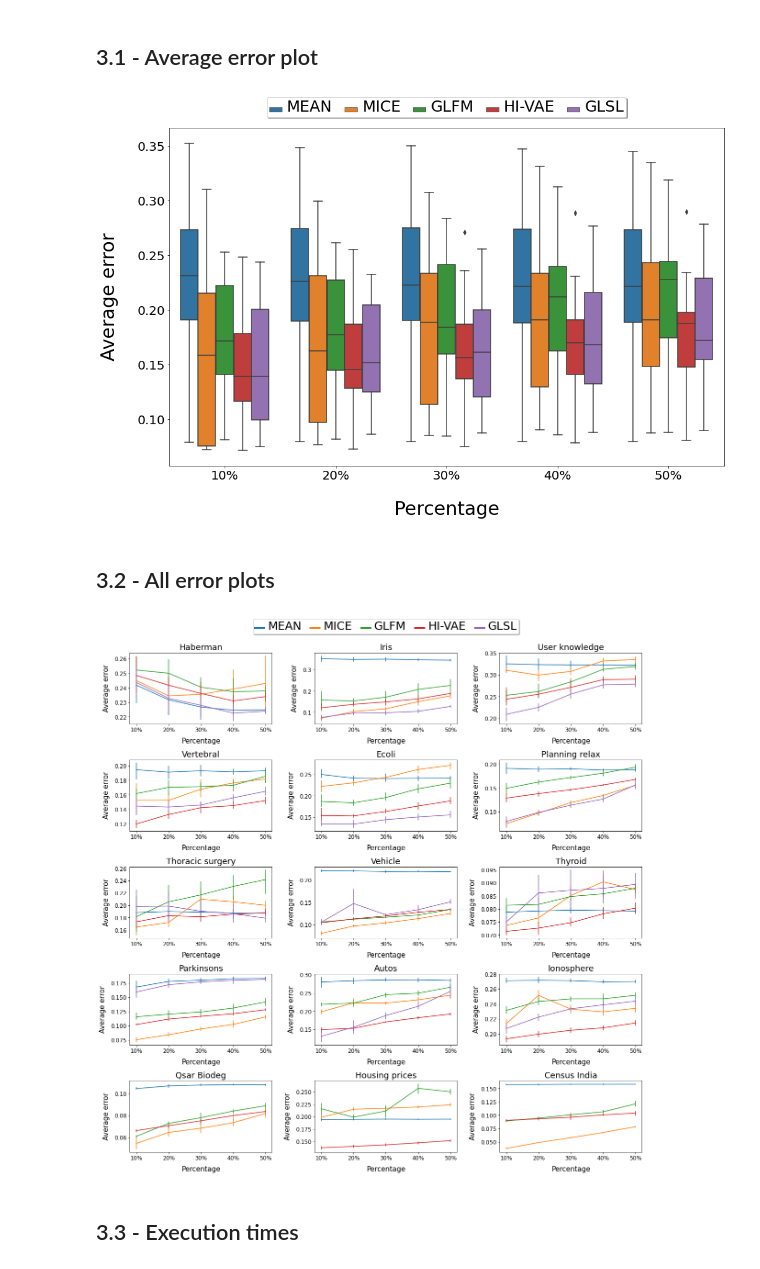
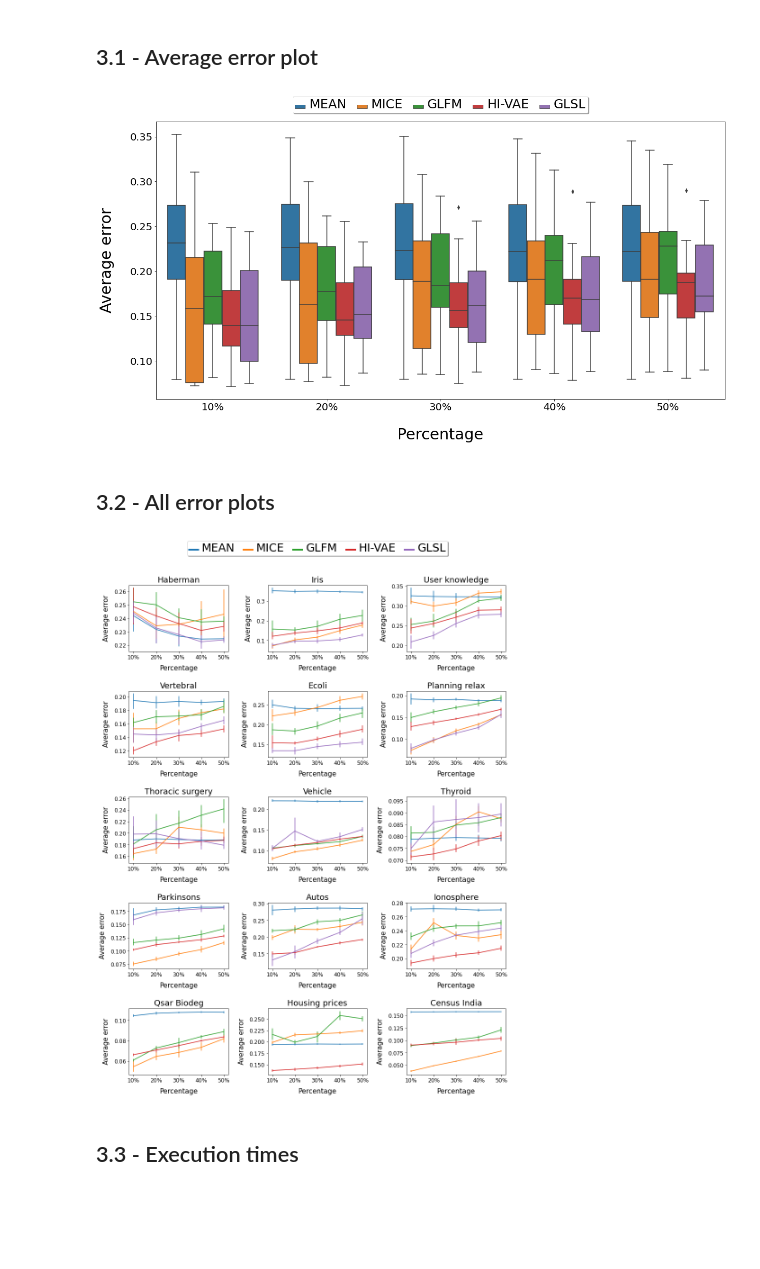
Before and after one commit to ferjorosa/GLSL, a Jupyter notebook: python-project/analyze_results/Missing_results.ipynb, the cells around one changed output. Cells and saved outputs as stored; diff of their text form; code cells hidden in the pictures; blank space fills up the shorter version.

```diff
--- a/python-project/analyze_results/Missing_results.ipynb
+++ b/python-project/analyze_results/Missing_results.ipynb
@@ -196,7 +196,7 @@ col_count = 0 # Counts for plotting (col axis)
 from matplotlib import pyplot as plt
 import seaborn as sns
 
-fig, axs = plt.subplots(5, 3, figsize=(20,20))
+fig, axs = plt.subplots(5, 3, figsize=(15,20))
 
 for d in range(0, len(data_names)):
     data_name=data_names[d]
@@ -280,14 +280,14 @@ for d in range(0, len(data_names)):
 #############################################################################
 # Final adjustments to the plot
 ############################################################################
-axs[0,1].legend(loc='upper center', bbox_to_anchor=(0.5, 1.50),  fancybox=True, shadow=True, ncol=5, labels=['MEAN', 'MICE', 'GLFM', 'HI-VAE', 'GLSL'])
+axs[0,1].legend(loc='upper center', bbox_to_anchor=(0.5, 1.70),  fancybox=True, shadow=True, ncol=5, labels=['MEAN', 'MICE', 'GLFM', 'HI-VAE', 'GLSL'])
 plt.setp(axs[0,1].get_legend().get_texts(), fontsize='25') # for legend text
 plt.setp(axs[0,1].get_legend().get_title(), fontsize='0') # for legend title
 for line in axs[0,1].get_legend().get_lines():
     line.set_linewidth(4.0)
 
-fig.subplots_adjust(hspace=0.5)
-fig.subplots_adjust(wspace=0.3)
+fig.subplots_adjust(hspace=0.6)
+fig.subplots_adjust(wspace=0.4)
 
 plt.savefig('discrete_errors.pdf')
 # %% [output]
@@ -383,0 +383,13 @@ df_avg_time_results
+# %%
+for i in range(0,15):
+    string_to_show = ""
+    print(df_avg_time_results.iloc[i,4])
+    for j in range(0,4):
+        mean = df_avg_time_results.iloc[i,j]
+        stdev = df_stdev_time_results.iloc[i,j]
+        if j == 3:
+            sep = " \\\\"
+        else:
+            sep = " & "
+        string_to_show = string_to_show + str("%0.2f" % mean) + " & " + "(" + str("%0.2f" % stdev)+ ")" + sep
+    print(string_to_show)
@@ -559,7 +589,7 @@ col_count = 0 # Counts for plotting (col axis)
 from matplotlib import pyplot as plt
 import seaborn as sns
 
-fig, axs = plt.subplots(5, 3, figsize=(20,25))
+fig, axs = plt.subplots(5, 3, figsize=(15,20))
 
 for d in range(0, len(data_names)):
     data_name=data_names[d]
@@ -645,14 +675,14 @@ for d in range(0, len(data_names)):
     #############################################################################
     # Final adjustments to the plot
 
-axs[0,1].legend(loc='upper center', bbox_to_anchor=(0.5, 1.50),  fancybox=True, shadow=True, ncol=5, labels=['MEAN', 'MICE', 'GLFM', 'HI-VAE', 'GLSL'])
+axs[0,1].legend(loc='upper center', bbox_to_anchor=(0.5, 1.70),  fancybox=True, shadow=True, ncol=5, labels=['MEAN', 'MICE', 'GLFM', 'HI-VAE', 'GLSL'])
 plt.setp(axs[0,1].get_legend().get_texts(), fontsize='25') # for legend text
 plt.setp(axs[0,1].get_legend().get_title(), fontsize='0') # for legend title
 for line in axs[0,1].get_legend().get_lines():
     line.set_linewidth(4.0)
 
 fig.subplots_adjust(hspace=0.6)
-fig.subplots_adjust(wspace=0.3)
+fig.subplots_adjust(wspace=0.4)
 
 plt.savefig('continuous_errors.pdf')
 # %% [output]
@@ -748,0 +778,13 @@ df_avg_time_results
+# %%
+for i in range(0,15):
+    string_to_show = ""
+    print(df_avg_time_results.iloc[i,4])
+    for j in range(0,4):
+        mean = df_avg_time_results.iloc[i,j]
+        stdev = df_stdev_time_results.iloc[i,j]
+        if j == 3:
+            sep = " \\\\"
+        else:
+            sep = " & "
+        string_to_show = string_to_show + str("%0.2f" % mean) + " & " + "(" + str("%0.2f" % stdev)+ ")" + sep
+    print(string_to_show)
@@ -842,35 +902,35 @@ renamed_methods = ["MEAN", "MICE", "GLFM", "HI-VAE", "GLSL"]
 df_error_plot = pd.DataFrame(columns=["dataset", "method", "percentage", "AvgErr"])
 
 for percentage in range(0, 5):
     df = average_error_dfs[percentage]
     percentage_string = str((percentage+1)*10) + "%"
     for method in renamed_methods:
         for i in range(len(df)):
             row = df.loc[i]
             instance = {"dataset": row["dataset"]}
             instance["percentage"] = percentage_string
             instance["method"] = method
             instance["AvgErr"] = row[method]
             df_error_plot = df_error_plot.append(instance, ignore_index=True)
 
 ######################################
 from matplotlib import pyplot as plt
 import seaborn as sns
 
-fig, ax = plt.subplots(figsize=(16,10))
+fig, ax = plt.subplots(figsize=(20,10))
 g = sns.boxplot(data=df_error_plot,x="percentage", y="AvgErr", hue="method", ax = ax)
 ax.legend(loc='upper center', bbox_to_anchor=(0.5, 1.10),
           ncol=6, fancybox=True, shadow=True)
 plt.setp(ax.get_legend().get_texts(), fontsize='25') # for legend text
 plt.setp(ax.get_legend().get_title(), fontsize='0') # for legend title
 ax.tick_params(axis="x", labelsize=20) # x ticks font size
 ax.tick_params(axis="y", labelsize=20) # y ticks font size
 plt.xlabel('Percentage', fontsize=30, labelpad=30)
 plt.ylabel('Average error', fontsize=30, labelpad=30)
 
 plt.savefig('mixed_average_errors.pdf')
 # %% [output]
-[figure, old version]
+[figure, new version]
 # %% [markdown]
 ## 3.2 - All error plots
 # %%
@@ -944,7 +1004,7 @@ col_count = 0 # Counts for plotting (col axis)
 from matplotlib import pyplot as plt
 import seaborn as sns
 
-fig, axs = plt.subplots(5, 3, figsize=(20,20))
+fig, axs = plt.subplots(5, 3, figsize=(15,20))
 
 for d in range(0, len(data_names)):
     data_name=data_names[d]
@@ -1029,18 +1089,18 @@ for d in range(0, len(data_names)):
     #############################################################################
     # Final adjustments to the plot
 
-axs[0,1].legend(loc='upper center', bbox_to_anchor=(0.5, 1.50),  fancybox=True, shadow=True, ncol=5, labels=['MEAN', 'MICE', 'GLFM', 'HI-VAE', 'GLSL'])
+axs[0,1].legend(loc='upper center', bbox_to_anchor=(0.5, 1.70),  fancybox=True, shadow=True, ncol=5, labels=['MEAN', 'MICE', 'GLFM', 'HI-VAE', 'GLSL'])
 plt.setp(axs[0,1].get_legend().get_texts(), fontsize='25') # for legend text
 plt.setp(axs[0,1].get_legend().get_title(), fontsize='0') # for legend title
 for line in axs[0,1].get_legend().get_lines():
     line.set_linewidth(4.0)
 
-fig.subplots_adjust(hspace=0.5)
-fig.subplots_adjust(wspace=0.3)
+fig.subplots_adjust(hspace=0.6)
+fig.subplots_adjust(wspace=0.4)
 
 plt.savefig('mixed_errors.pdf')
 # %% [output]
-[figure, old version]
+[figure, new version]
 # %% [markdown]
 ## 3.3 - Execution times
 # %%
```
Also changed, not shown: parts of 10 cells of this notebook, 6 other files.
